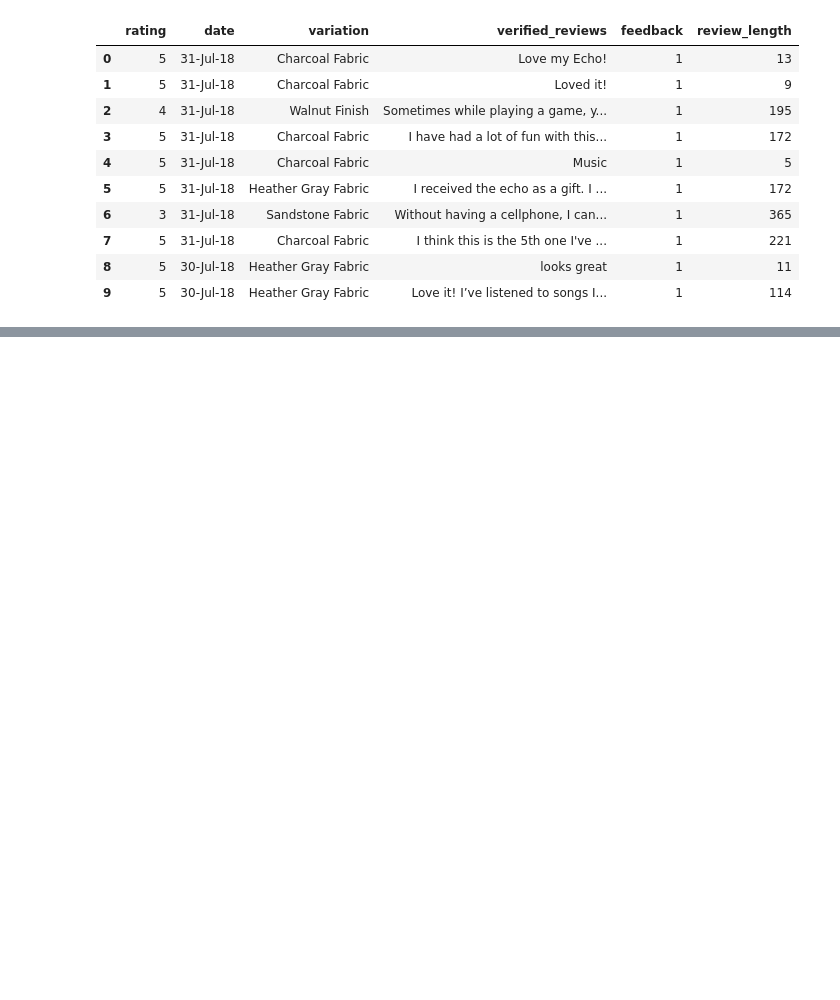
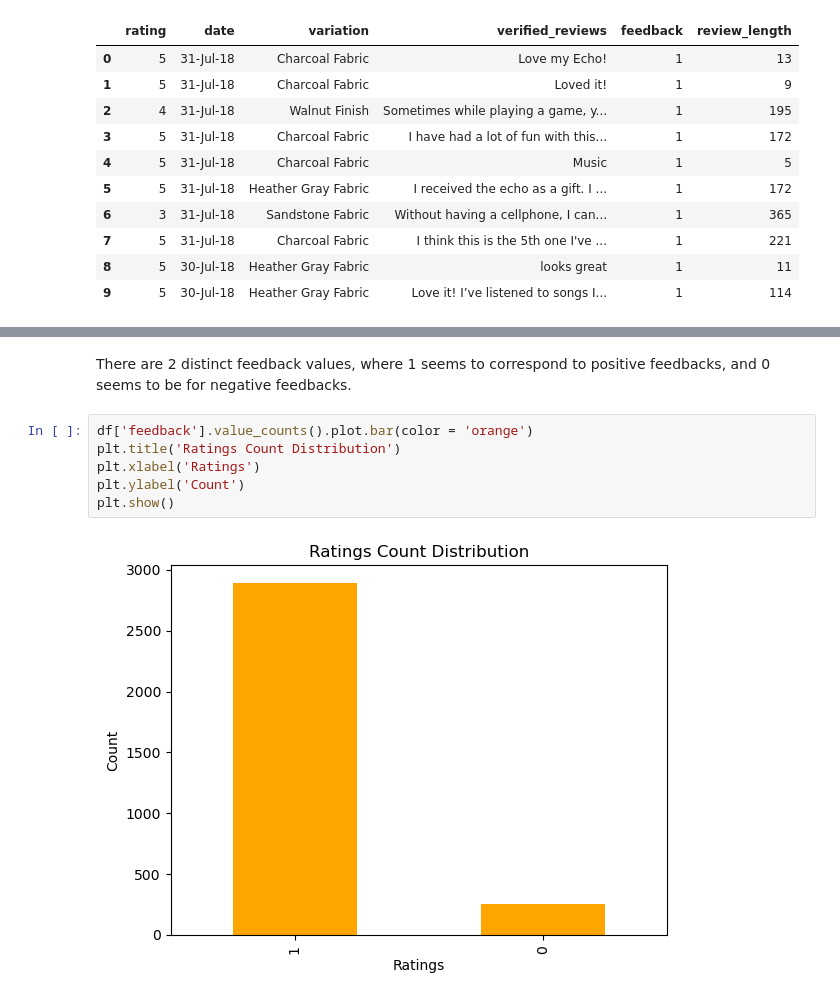
Before and after one commit to ashimaarora25/ml-projects, a Jupyter notebook: amazon-sentiments/AmazonAlexaReviewsSentimentAnalysis.ipynb, the cells around one changed output, grey strips where cells are left out. Drawn from its saved outputs; the diff is of its cells as text; blank space fills up the shorter version.

```diff
--- a/amazon-sentiments/AmazonAlexaReviewsSentimentAnalysis.ipynb
+++ b/amazon-sentiments/AmazonAlexaReviewsSentimentAnalysis.ipynb
@@ -119,0 +170,10 @@ df.head(10)
+# %% [markdown]
+There are 2 distinct feedback values, where 1 seems to correspond to positive feedbacks, and 0 seems to be for negative feedbacks.
+# %%
+df['feedback'].value_counts().plot.bar(color = 'orange')
+plt.title('Ratings Count Distribution')
+plt.xlabel('Ratings')
+plt.ylabel('Count')
+plt.show()
+# %% [output]
+[figure, added]
```
Also changed, not shown: parts of 34 cells of this notebook.
